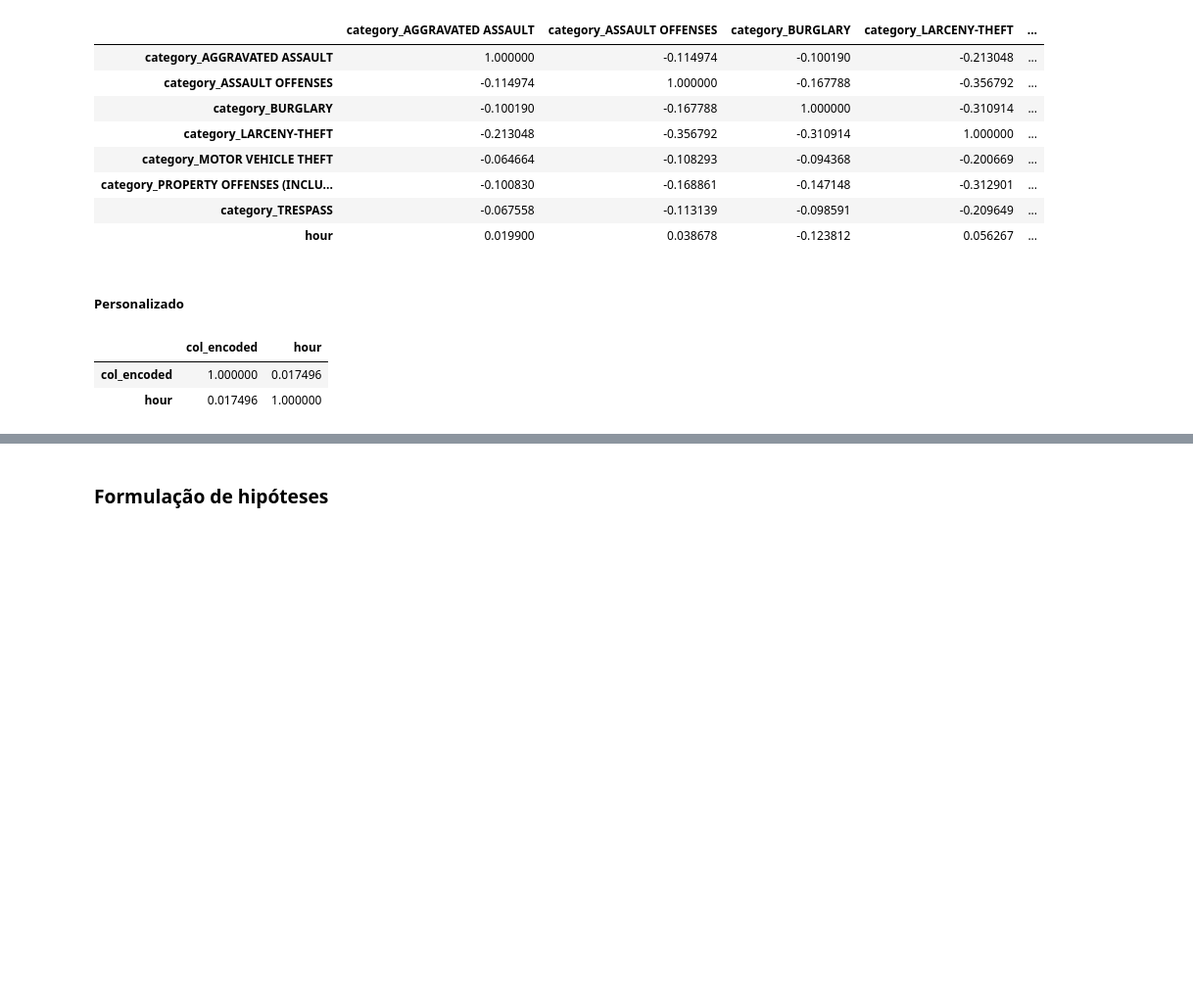
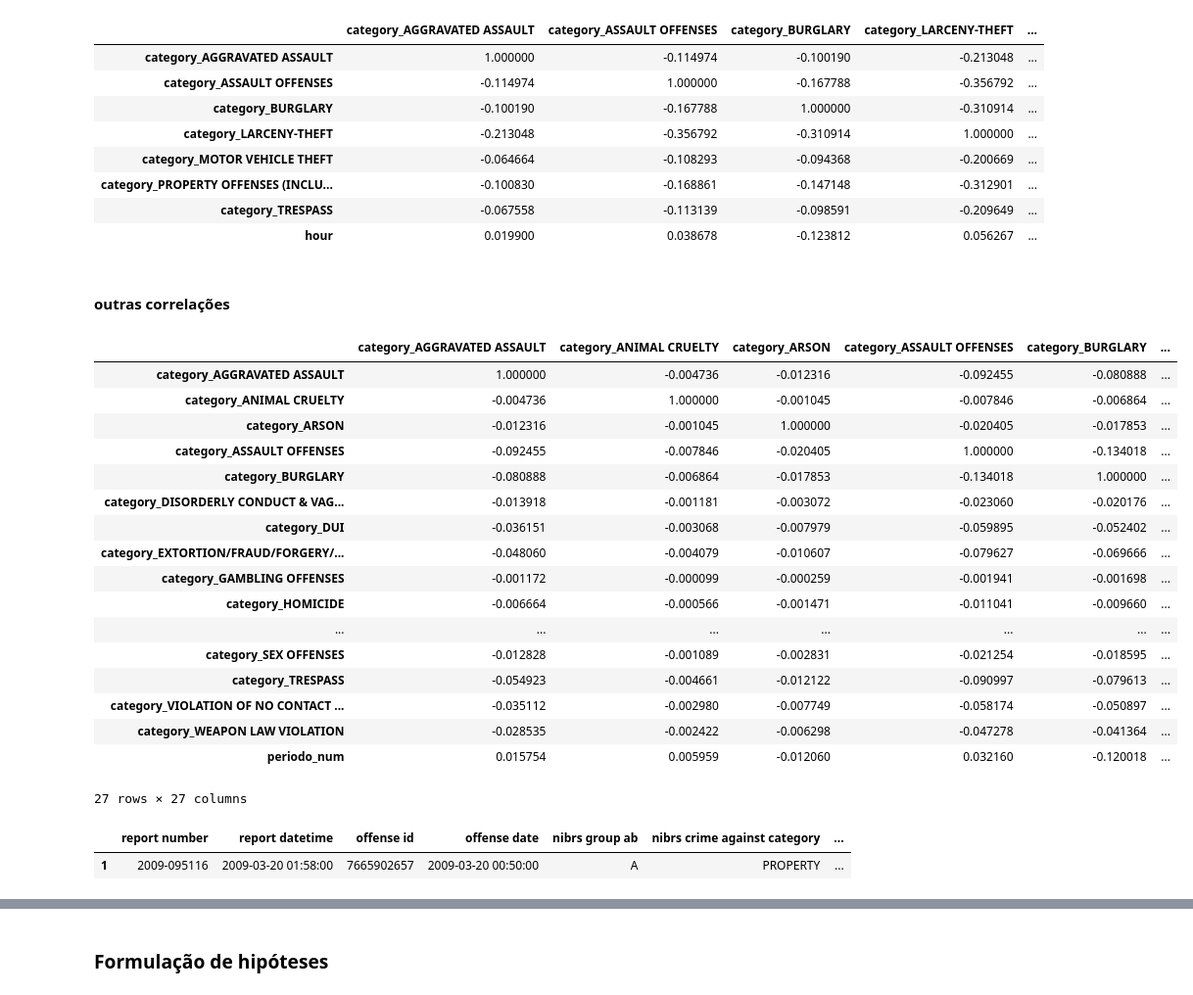
Before and after one commit to talesaraujoc/analise_dados_crimes_seattle, a Jupyter notebook: src/analise_dados.ipynb, the cells around one changed output, grey strips where cells are left out. Shown at 98% size. Cells and saved outputs as stored; diff of their text form; code cells hidden in the pictures; blank space fills up the shorter version.

```diff
--- a/src/analise_dados.ipynb
+++ b/src/analise_dados.ipynb
@@ -499,5 +499,3 @@ df_concat.corr()
 | category_PROPERTY OFFENSES (INCLU... | -0.100830 | -0.168861 | -0.147148 | -0.312901 | ... |
 | category_TRESPASS | -0.067558 | -0.113139 | -0.098591 | -0.209649 | ... |
 | hour | 0.019900 | 0.038678 | -0.123812 | 0.056267 | ... |
-# %% [markdown]
-##### Personalizado
@@ -510,6 +502,2 @@ def correlacao_simples(df, col, target_corr):
-# %%
-correlacao_simples(dff_eda, 'beat', 'hour')
-# %% [output]
-|  | col_encoded | hour |
-| col_encoded | 1.000000 | 0.017496 |
-| hour | 0.017496 | 1.000000 |
+# %% [markdown]
+#### outras correlações
@@ -515,0 +516,27 @@ correlacao_simples(dff_eda, 'beat', 'hour')
+# %%
+df_dummies = pd.get_dummies(dff_eda['offense sub category'], prefix='category')
+
+# Concatenando as colunas de dummies com a coluna 'hour'
+df_concat = pd.concat([df_dummies, dff_eda['periodo_num']], axis=1)
+
+# Calculando a correlação
+df_concat.corr()
+# %% [output]
+|  | category_AGGRAVATED ASSAULT | category_ANIMAL CRUELTY | category_ARSON | category_ASSAULT OFFENSES | category_BURGLARY | ... |
+| category_AGGRAVATED ASSAULT | 1.000000 | -0.004736 | -0.012316 | -0.092455 | -0.080888 | ... |
+| category_ANIMAL CRUELTY | -0.004736 | 1.000000 | -0.001045 | -0.007846 | -0.006864 | ... |
+| category_ARSON | -0.012316 | -0.001045 | 1.000000 | -0.020405 | -0.017853 | ... |
+| category_ASSAULT OFFENSES | -0.092455 | -0.007846 | -0.020405 | 1.000000 | -0.134018 | ... |
+| category_BURGLARY | -0.080888 | -0.006864 | -0.017853 | -0.134018 | 1.000000 | ... |
+| category_DISORDERLY CONDUCT & VAG... | -0.013918 | -0.001181 | -0.003072 | -0.023060 | -0.020176 | ... |
+| category_DUI | -0.036151 | -0.003068 | -0.007979 | -0.059895 | -0.052402 | ... |
+| category_EXTORTION/FRAUD/FORGERY/... | -0.048060 | -0.004079 | -0.010607 | -0.079627 | -0.069666 | ... |
+| category_GAMBLING OFFENSES | -0.001172 | -0.000099 | -0.000259 | -0.001941 | -0.001698 | ... |
+| category_HOMICIDE | -0.006664 | -0.000566 | -0.001471 | -0.011041 | -0.009660 | ... |
+| ... | ... | ... | ... | ... | ... | ... |
+| category_SEX OFFENSES | -0.012828 | -0.001089 | -0.002831 | -0.021254 | -0.018595 | ... |
+| category_TRESPASS | -0.054923 | -0.004661 | -0.012122 | -0.090997 | -0.079613 | ... |
+| category_VIOLATION OF NO CONTACT ... | -0.035112 | -0.002980 | -0.007749 | -0.058174 | -0.050897 | ... |
+| category_WEAPON LAW VIOLATION | -0.028535 | -0.002422 | -0.006298 | -0.047278 | -0.041364 | ... |
+| periodo_num | 0.015754 | 0.005959 | -0.012060 | 0.032160 | -0.120018 | ... |
+27 rows × 27 columns
@@ -515,0 +547,5 @@ correlacao_simples(dff_eda, 'beat', 'hour')
+# %%
+dff[dff['nibrs_offense_code']=='23F'].drop(['latitude', 'longitude', 'hour', 'minute', 'month', 'year', 'periodo'],axis=1).head(1)
+# %% [output]
+|  | report number | report datetime | offense id | offense date | nibrs group ab | nibrs crime against category | ... |
+| 1 | 2009-095116 | 2009-03-20 01:58:00 | 7665902657 | 2009-03-20 00:50:00 | A | PROPERTY | ... |
```
Also changed, not shown: parts of 9 cells of this notebook.
